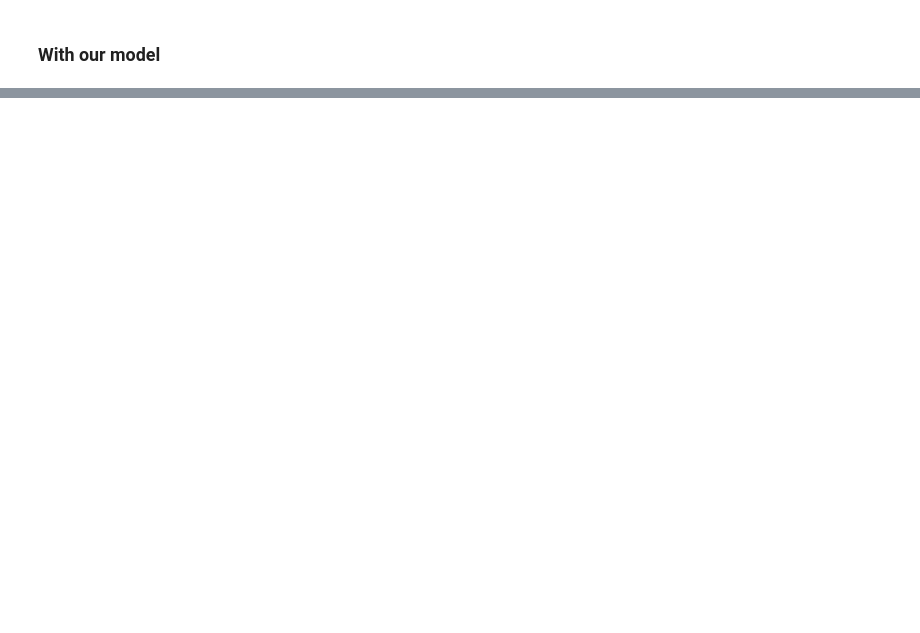
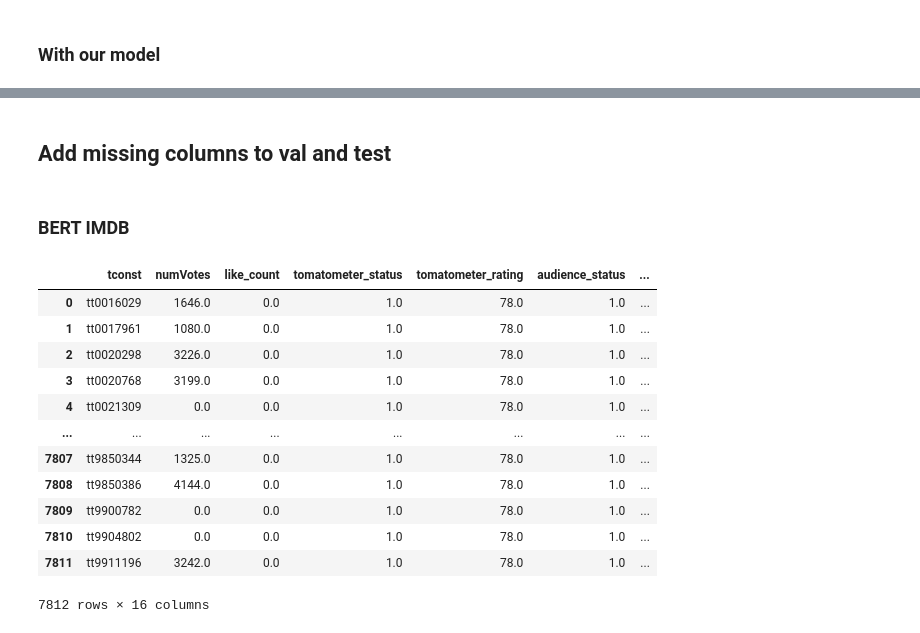
Before and after one commit to meralegre/Big_Data_IMDb, a Jupyter notebook: sentiment_datascraped.ipynb, the cells around one changed output, grey strips where cells are left out. Saved outputs shown, nothing was run; the diff lists cells and outputs as text; code cells hidden in the pictures; blank space fills up the shorter version.

```diff
--- a/sentiment_datascraped.ipynb
+++ b/sentiment_datascraped.ipynb
@@ -424,0 +375,6 @@ NameError: name 'loaded_self_model' is not defined
+# %% [markdown]
+## **Add missing columns to val and test**
+# %%
+df_reviews_bert = pd.read_csv(
+    "reviews_with_sentiment.csv"
+)
@@ -424,0 +385,42 @@ NameError: name 'loaded_self_model' is not defined
+# %% [markdown]
+### **BERT IMDB**
+# %%
+reviews_bert = df_reviews_bert[["tconst", "reviews", "review_lemmatized"]]
+df_bert = df_reviews_bert.copy().drop(columns=["reviews", "review_lemmatized"])
+
+numerical_features = ["numVotes", "like_count",
+                      "tomatometer_status", "tomatometer_rating",
+                      "audience_status", "audience_rating", "like_count", "bert_sentiment"]
+
+# Define categorical features (take first occurrence)
+categorical_features = ["movie_title", "year", "genre", "content_rating", "production_company", "label"]
+
+# Aggregate numerical & categorical features
+df_grouped = df_bert.groupby("tconst", as_index=False).agg(
+    {**{col: "mean" for col in numerical_features},
+     **{col: "first" for col in categorical_features}}
+)
+
+# Aggregate reviews (concatenate all reviews for each movie)
+df_reviews = reviews_bert.groupby("tconst", as_index=False).agg({
+    "reviews": lambda x: " || ".join(x.dropna().astype(str)),
+    "review_lemmatized": lambda x: " || ".join(x.dropna().astype(str))
+})
+
+# Merge reviews into grouped dataset
+df_grouped_bert = df_grouped.merge(df_reviews, on="tconst", how="left")
+df_grouped_bert
+# %% [output]
+|  | tconst | numVotes | like_count | tomatometer_status | tomatometer_rating | audience_status | ... |
+| 0 | tt0016029 | 1646.0 | 0.0 | 1.0 | 78.0 | 1.0 | ... |
+| 1 | tt0017961 | 1080.0 | 0.0 | 1.0 | 78.0 | 1.0 | ... |
+| 2 | tt0020298 | 3226.0 | 0.0 | 1.0 | 78.0 | 1.0 | ... |
+| 3 | tt0020768 | 3199.0 | 0.0 | 1.0 | 78.0 | 1.0 | ... |
+| 4 | tt0021309 | 0.0 | 0.0 | 1.0 | 78.0 | 1.0 | ... |
+| ... | ... | ... | ... | ... | ... | ... | ... |
+| 7807 | tt9850344 | 1325.0 | 0.0 | 1.0 | 78.0 | 1.0 | ... |
+| 7808 | tt9850386 | 4144.0 | 0.0 | 1.0 | 78.0 | 1.0 | ... |
+| 7809 | tt9900782 | 0.0 | 0.0 | 1.0 | 78.0 | 1.0 | ... |
+| 7810 | tt9904802 | 0.0 | 0.0 | 1.0 | 78.0 | 1.0 | ... |
+| 7811 | tt9911196 | 3242.0 | 0.0 | 1.0 | 78.0 | 1.0 | ... |
+7812 rows × 16 columns
```
Also changed, not shown: parts of 25 cells of this notebook, 2 other files.
